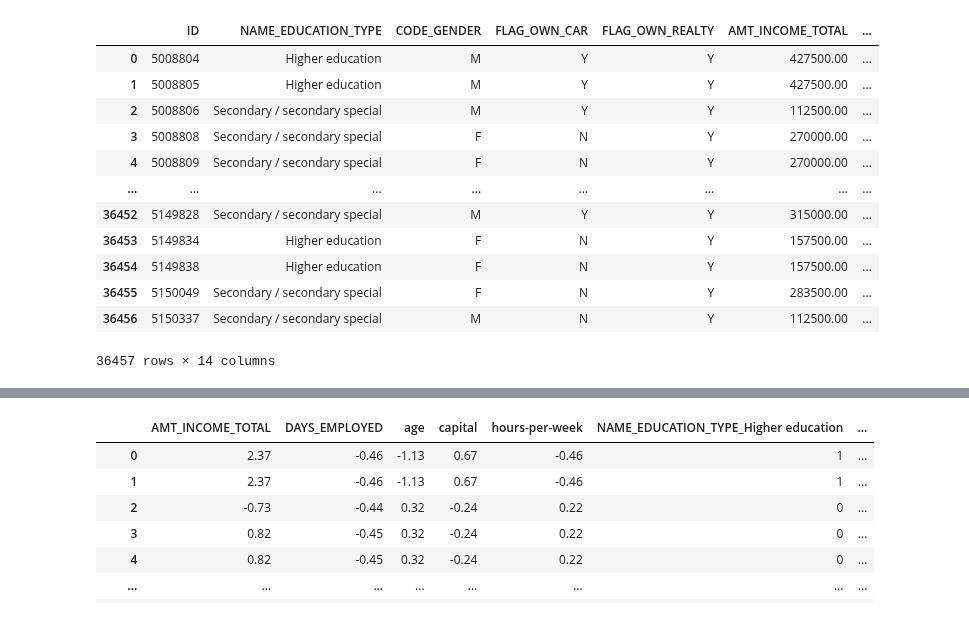
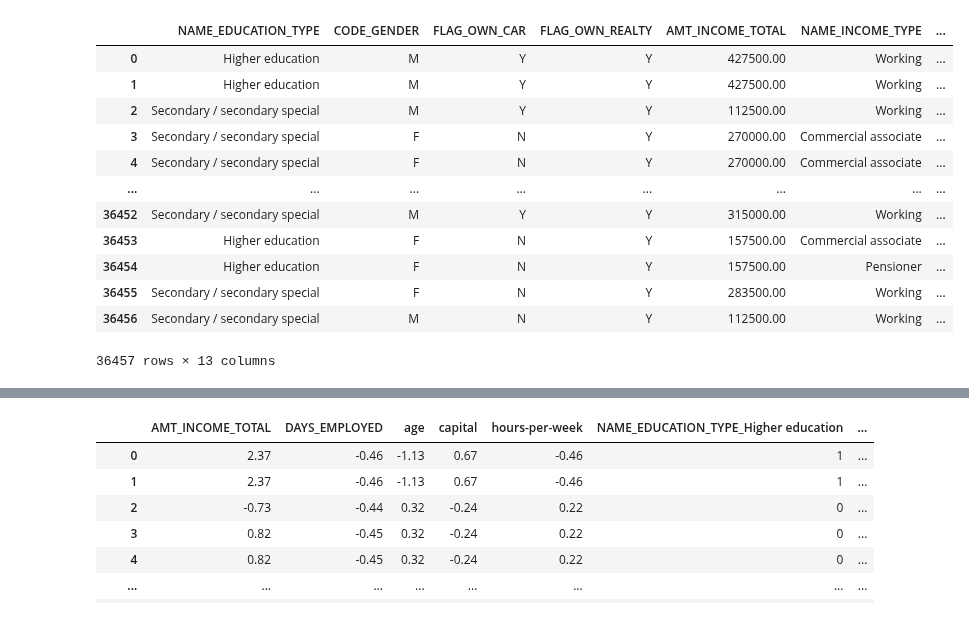
Before and after one commit to Linkkk01/INFO574_Group_Project, a Jupyter notebook: code/regression_analysis.ipynb, the cells around one changed output, grey strips where cells are left out. Cells and saved outputs as stored; diff of their text form; code cells hidden in the pictures.

```diff
--- a/code/regression_analysis.ipynb
+++ b/code/regression_analysis.ipynb
@@ -1,21 +1,21 @@
 # %%
 import pandas as pd
 import numpy as np
 
 df = pd.read_csv('../data/final_df.csv')
-df.drop('workclass', axis=1, inplace=True)
+df.drop(['ID','workclass'], axis=1, inplace=True)
 df
 # %% [output]
-|  | ID | NAME_EDUCATION_TYPE | CODE_GENDER | FLAG_OWN_CAR | FLAG_OWN_REALTY | AMT_INCOME_TOTAL | ... |
-| 0 | 5008804 | Higher education | M | Y | Y | 427500.00 | ... |
-| 1 | 5008805 | Higher education | M | Y | Y | 427500.00 | ... |
-| 2 | 5008806 | Secondary / secondary special | M | Y | Y | 112500.00 | ... |
-| 3 | 5008808 | Secondary / secondary special | F | N | Y | 270000.00 | ... |
-| 4 | 5008809 | Secondary / secondary special | F | N | Y | 270000.00 | ... |
+|  | NAME_EDUCATION_TYPE | CODE_GENDER | FLAG_OWN_CAR | FLAG_OWN_REALTY | AMT_INCOME_TOTAL | NAME_INCOME_TYPE | ... |
+| 0 | Higher education | M | Y | Y | 427500.00 | Working | ... |
+| 1 | Higher education | M | Y | Y | 427500.00 | Working | ... |
+| 2 | Secondary / secondary special | M | Y | Y | 112500.00 | Working | ... |
+| 3 | Secondary / secondary special | F | N | Y | 270000.00 | Commercial associate | ... |
+| 4 | Secondary / secondary special | F | N | Y | 270000.00 | Commercial associate | ... |
 | ... | ... | ... | ... | ... | ... | ... | ... |
-| 36452 | 5149828 | Secondary / secondary special | M | Y | Y | 315000.00 | ... |
-| 36453 | 5149834 | Higher education | F | N | Y | 157500.00 | ... |
-| 36454 | 5149838 | Higher education | F | N | Y | 157500.00 | ... |
-| 36455 | 5150049 | Secondary / secondary special | F | N | Y | 283500.00 | ... |
-| 36456 | 5150337 | Secondary / secondary special | M | N | Y | 112500.00 | ... |
+| 36452 | Secondary / secondary special | M | Y | Y | 315000.00 | Working | ... |
+| 36453 | Higher education | F | N | Y | 157500.00 | Commercial associate | ... |
+| 36454 | Higher education | F | N | Y | 157500.00 | Pensioner | ... |
+| 36455 | Secondary / secondary special | F | N | Y | 283500.00 | Working | ... |
+| 36456 | Secondary / secondary special | M | N | Y | 112500.00 | Working | ... |
-36457 rows × 14 columns
+36457 rows × 13 columns
```
Also changed, not shown: parts of 9 cells of this notebook.
